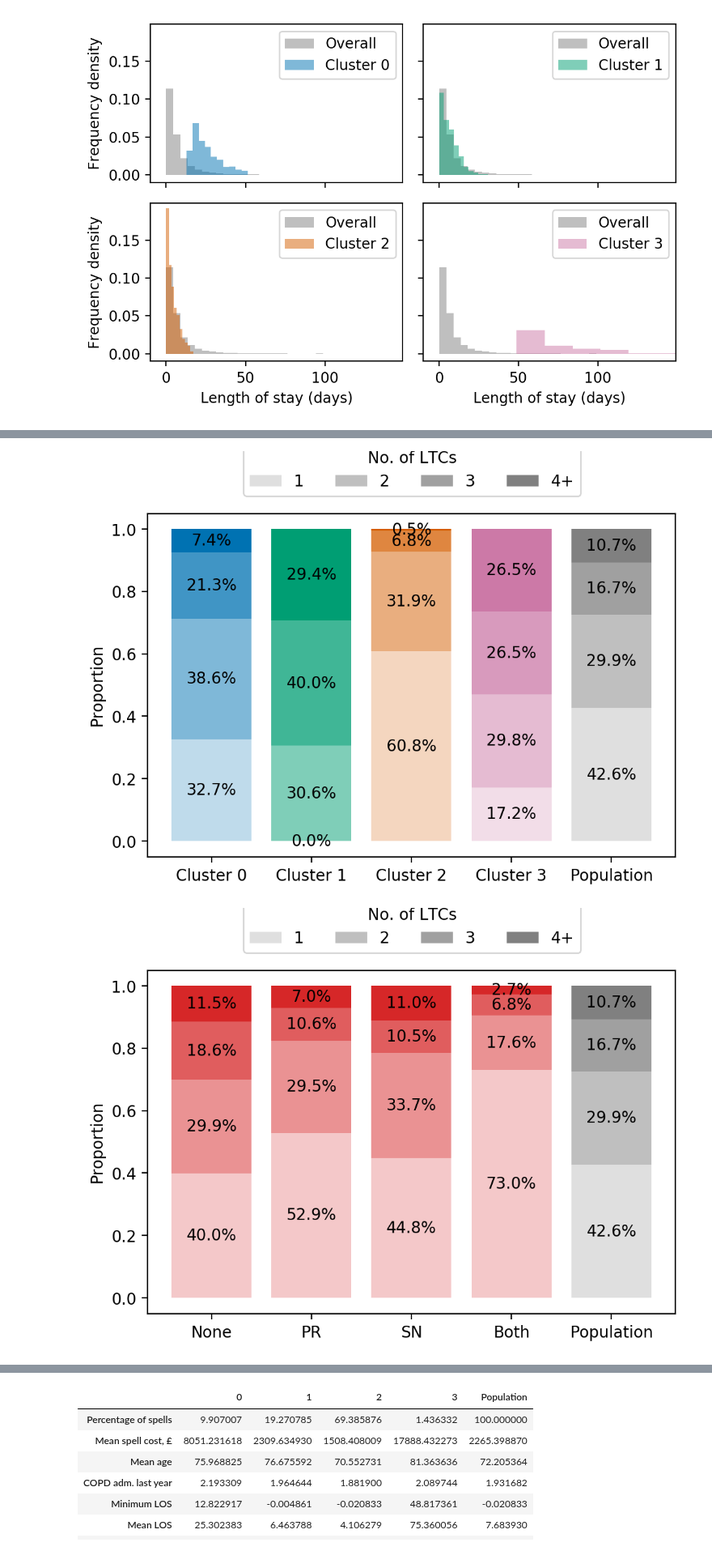
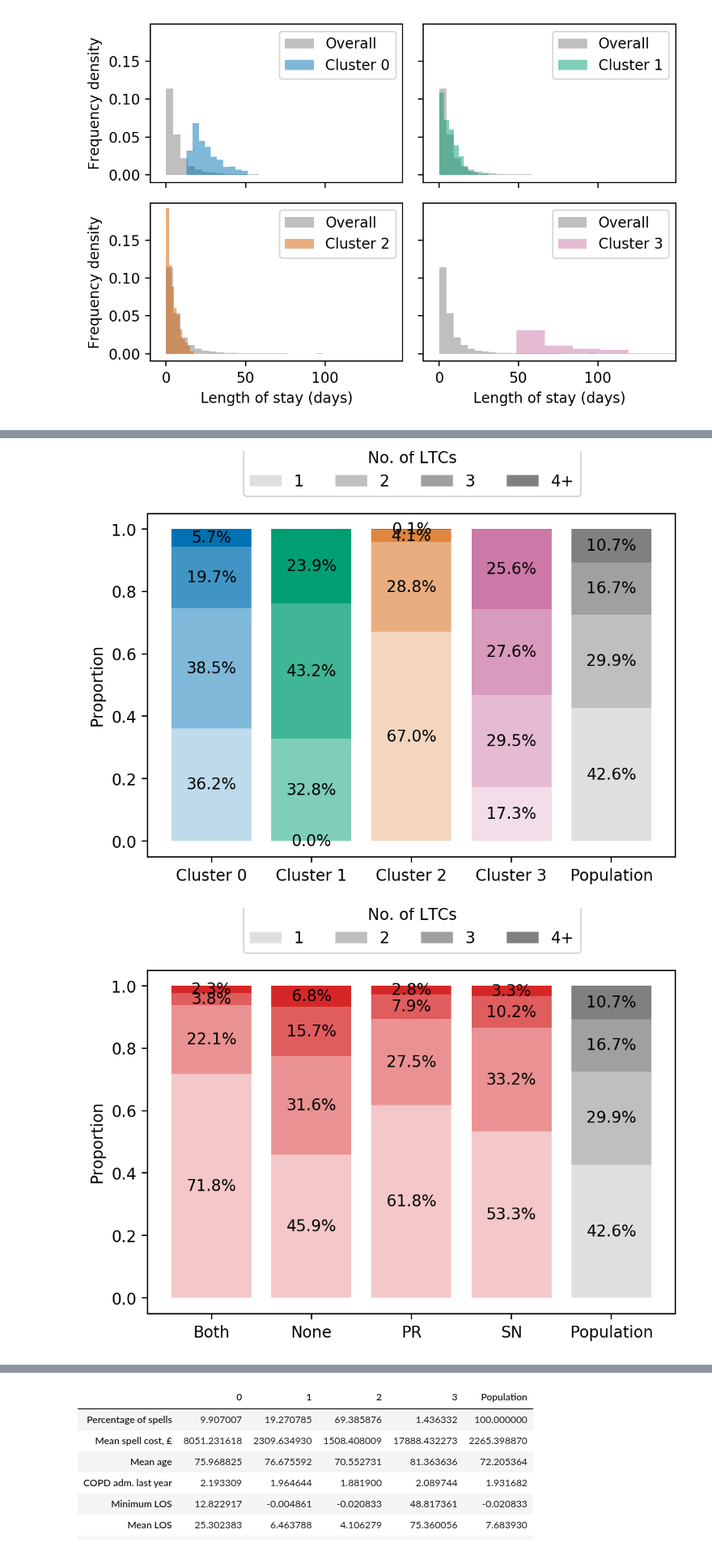
Before and after one commit to daffidwilde/copd-paper, a Jupyter notebook: nbs/clusters.ipynb, the cells around one changed output, grey strips where cells are left out. Shown at 81% size. Cells and saved outputs as stored; diff of their text form; code cells hidden in the pictures.

Commit message:
Add to cluster discussion.

```diff
--- a/nbs/clusters.ipynb
+++ b/nbs/clusters.ipynb
@@ -12,6 +12,8 @@ colours
 # %% [output]
 ['#0072B2', '#009E73', '#D55E00', '#CC79A7', '#F0E442', '#56B4E9']
 # %%
+intervention_labels = {"none": "None", "both": "Both", "pr": "PR", "sn": "SN"}
+
 codes = [
     "infectious",
     "neoplasms",
@@ -133,8 +135,6 @@ plt.savefig("../img/cluster_los.pdf", transparent=True)
 # %%
 fig, axes = plt.subplots(ncols=2, nrows=2, dpi=200, sharex=True, sharey=True)
 axes = axes.reshape(4)
-
-intervention_labels = {"none": "None", "both": "Both", "pr": "Pulmonary rehab.", "sn": "Spec. nursing"}
 
 xs = np.linspace(0, 100, 300)
 
@@ -246,13 +236,13 @@ for col in [
 # %%
 dfs = []
 for cluster, values in copd.groupby(
-    ["cluster", "patient_id"]
+    ["cluster", "spell_id"]
 )[conditions].max().astype(bool).sum(axis=1).reset_index().groupby("cluster")[0]:
     proportions = values.value_counts(normalize=True).sort_index()
     dfs.append(pd.DataFrame(data=proportions.values, index=proportions.index, columns=[cluster]))
 
 for intervention, values in copd.groupby(
-    ["intervention", "patient_id"]
+    ["intervention", "spell_id"]
 )[conditions].max().astype(bool).sum(axis=1).reset_index().groupby("intervention")[0]:
     proportions = values.value_counts(normalize=True).sort_index()
     dfs.append(pd.DataFrame(data=proportions.values, index=proportions.index, columns=[intervention]))
@@ -310,43 +299,43 @@ leg = fig.legend(handles, labels, ncol=4, bbox_to_anchor=(0.75, 1.01), title="No
 
 plt.savefig("../img/cluster_ltcs.pdf", bbox_extra_artists=[leg], transparent=True)
 # %% [output]
-[figure, old version]
+[figure, new version]
 # %%
 fig, ax = plt.subplots(dpi=200)
 
 handles, labels = [], []
-for column in ["none", "pr", "sn", "both", "Population"]:
+for column in ["both", "none", "pr", "sn", "Population"]:
 
     bottom = 0
     pos = column
     if column == "Population":
         colour = "gray"
     else:
         colour = "tab:red"
         pos = intervention_labels[column]
         if column in ["pr", "sn"]:
             pos = column.upper()
 
     for i in range(1, 5):
 
         alpha = i / 4
         value = ltcs_proportions.loc[i, column]
         if i == 4:
             value = ltcs_proportions.loc[i:, column].sum()
             i = "4+"
 
         ax.bar(pos, value, bottom=bottom, fc=colour, alpha=alpha)
         ax.text(pos, bottom + .5 * value, f"{value * 100:.1f}%", color="k", va="center", ha="center")
         bottom += value
 
         if str(i) not in labels:
             labels.append(str(i))
             handles.append(plt.matplotlib.patches.Patch(fc="gray", alpha=alpha))
 
 ax.set(ylabel="Proportion", ylim=(-0.05, 1.05))
 
 leg = fig.legend(handles, labels, ncol=4, bbox_to_anchor=(0.75, 1.01), title="No. of LTCs")
 
 plt.savefig("../img/intervention_ltcs.pdf", bbox_extra_artists=[leg], transparent=True)
 # %% [output]
-[figure, old version]
+[figure, new version]
```
Also changed, not shown: parts of 10 cells of this notebook, 28 other files.
